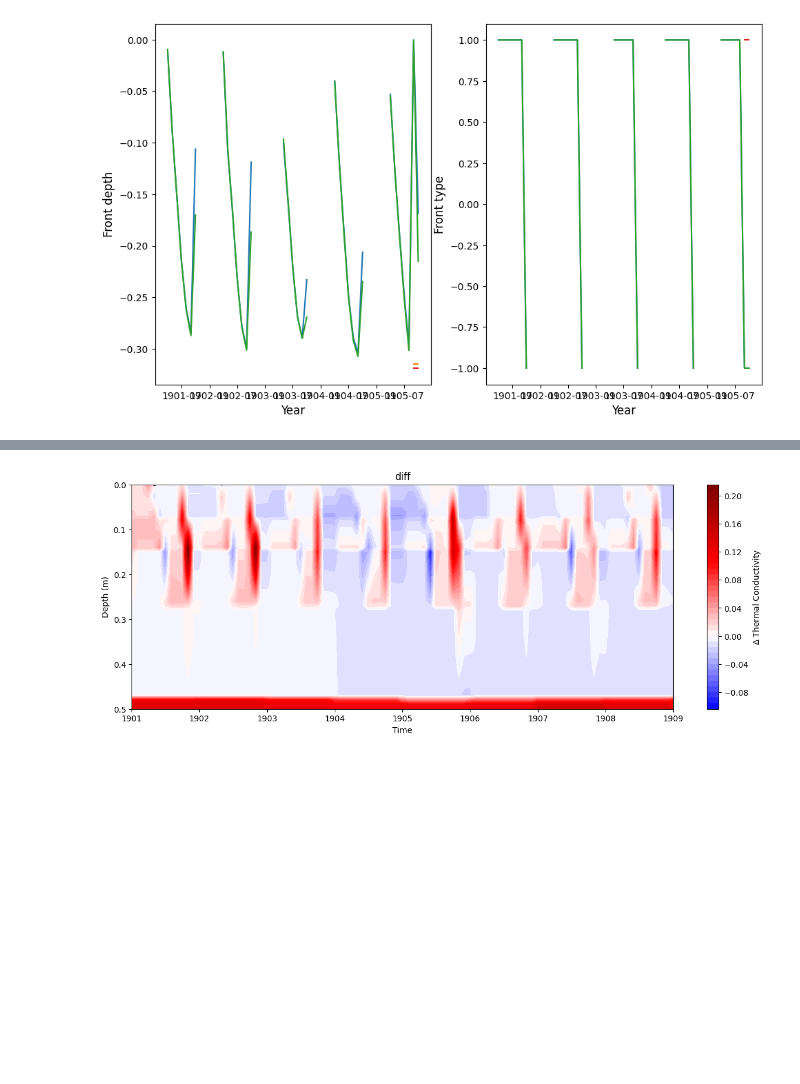
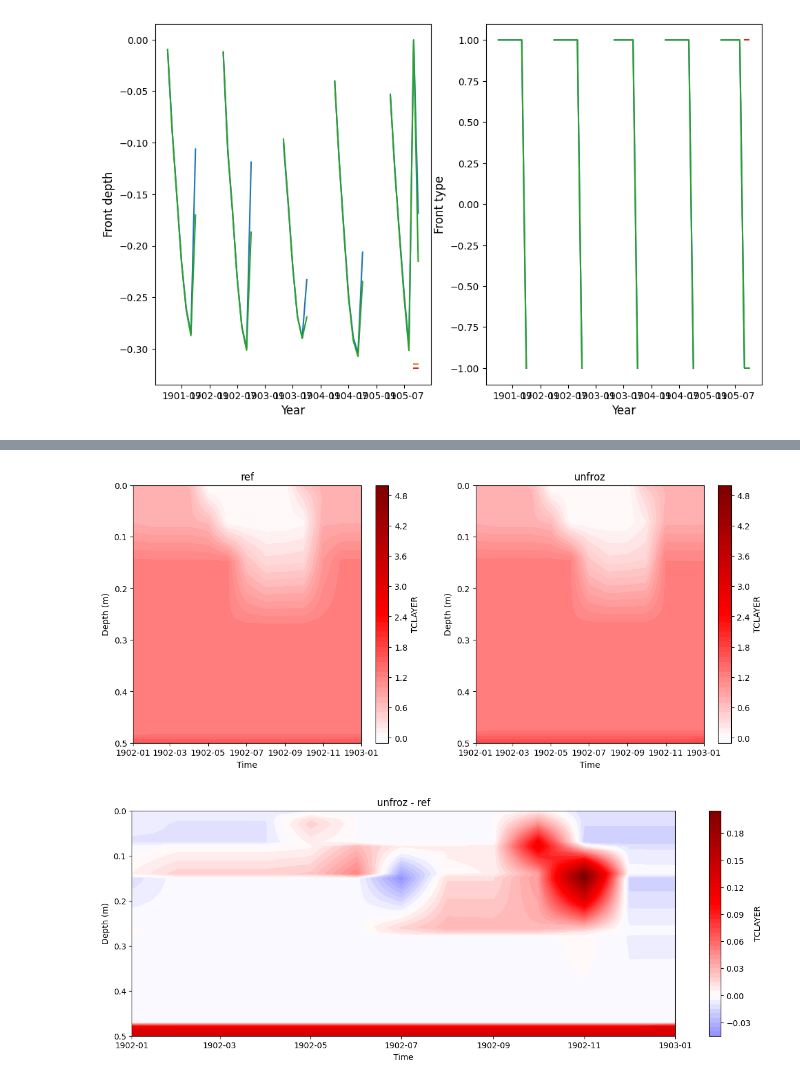
Before and after one commit to uaf-arctic-eco-modeling/dvm-dos-tem, a Jupyter notebook: latent_heat_curves/Comparing_Code_Changes.ipynb, the cells around one changed output, grey strips where cells are left out. Saved outputs shown, nothing was run; the diff lists cells and outputs as text; code cells hidden in the pictures; blank space fills up the shorter version.

```diff
--- a/latent_heat_curves/Comparing_Code_Changes.ipynb
+++ b/latent_heat_curves/Comparing_Code_Changes.ipynb
@@ -145,7 +145,7 @@ def soil_contourbydepth_diff(df, df_depth, df_dz, df_diff=None, df_depth_diff=No
         plt.ylim(depth_start, depth_end)
 
 
-    df_interp = pd.DataFrame(index=times, columns=regular_depths, data=interp_temperature)
+    df_interp = pd.DataFrame(index=times, columns=regular_depths, data=interp_temperature_diff - interp_temperature)
 
     if zero:
         plt.contour(times, regular_depths, interp_temperature.T, colors=('k',), linewidths=(1,), levels=[0])
@@ -549,40 +506,29 @@ plt.show()
 # %%
+i = 0; var = "TCLAYER"; start='1902'; end='1903'; N=50; D1=0;D2=0.5; Z=False; Y=False;
+
+fig = plt.figure()
+ax = fig.add_subplot(121)
+
+ref_interp_T = soil_contourbydepth(df = layer_data[var][i], df_depth = layer_data["LAYERDEPTH"][i], df_dz = layer_data["LAYERDZ"][i],
+                                 start_time=start, end_time=end, depth_start=D1, depth_end=D2, n=N, zero=Z, ylim=Y,col_bar_label=var)
+plt.title(f'{f_name[i]}')
+ax = fig.add_subplot(122)
+
+j = 1
+unf_interp_T = soil_contourbydepth(df = layer_data[var][j], df_depth = layer_data["LAYERDEPTH"][j], df_dz = layer_data["LAYERDZ"][j],
+                                 start_time=start, end_time=end, depth_start=D1, depth_end=D2, n=N, zero=Z, ylim=Y,col_bar_label=var)
+plt.title(f'{f_name[j]}')
+plt.subplots_adjust(left=None, bottom=None, right=1.75, top=1, wspace=None, hspace=None)
+plt.show()
+
 fig, ax = plt.subplots(1,1,figsize=(15, 5))
+unfroz_interp = soil_contourbydepth_diff(df = layer_data[var][i], df_depth = layer_data["LAYERDEPTH"][i], df_dz = layer_data["LAYERDZ"][i],
+                                         df_diff = layer_data[var][j], df_depth_diff = layer_data["LAYERDEPTH"][j], df_dz_diff = layer_data["LAYERDZ"][j],
+                                         start_time=start, end_time=end, depth_start=D1, depth_end=D2, n=N, zero=Z, ylim=Y,col_bar_label=var)
 
-unfroz_interp = soil_contourbydepth_diff(
-
-df = layer_data["TCLAYER"][0],
-
-df_depth = layer_data["LAYERDEPTH"][0],
-
-df_dz = layer_data["LAYERDZ"][0],
-
-df_diff = layer_data["TCLAYER"][1],
-
-df_depth_diff = layer_data["LAYERDEPTH"][1],
-
-df_dz_diff = layer_data["LAYERDZ"][1],
-
-start_time='1901',
-
-end_time='1909',
-
-depth_start=0.0,
-
-depth_end=0.5,
-
-n=50,
-
-zero=True,
-
-ylim=False,
-
-col_bar_label='$\Delta$ Thermal Conductivity'
-
-)
-
-plt.title('diff')
+plt.title(f'{f_name[j]} - {f_name[i]}')
 
 plt.show()
 # %% [output]
-[figure, old version]
+[figure, new version]
+[figure, added]
```
Also changed, not shown: parts of 6 cells of this notebook, 2 other files.
